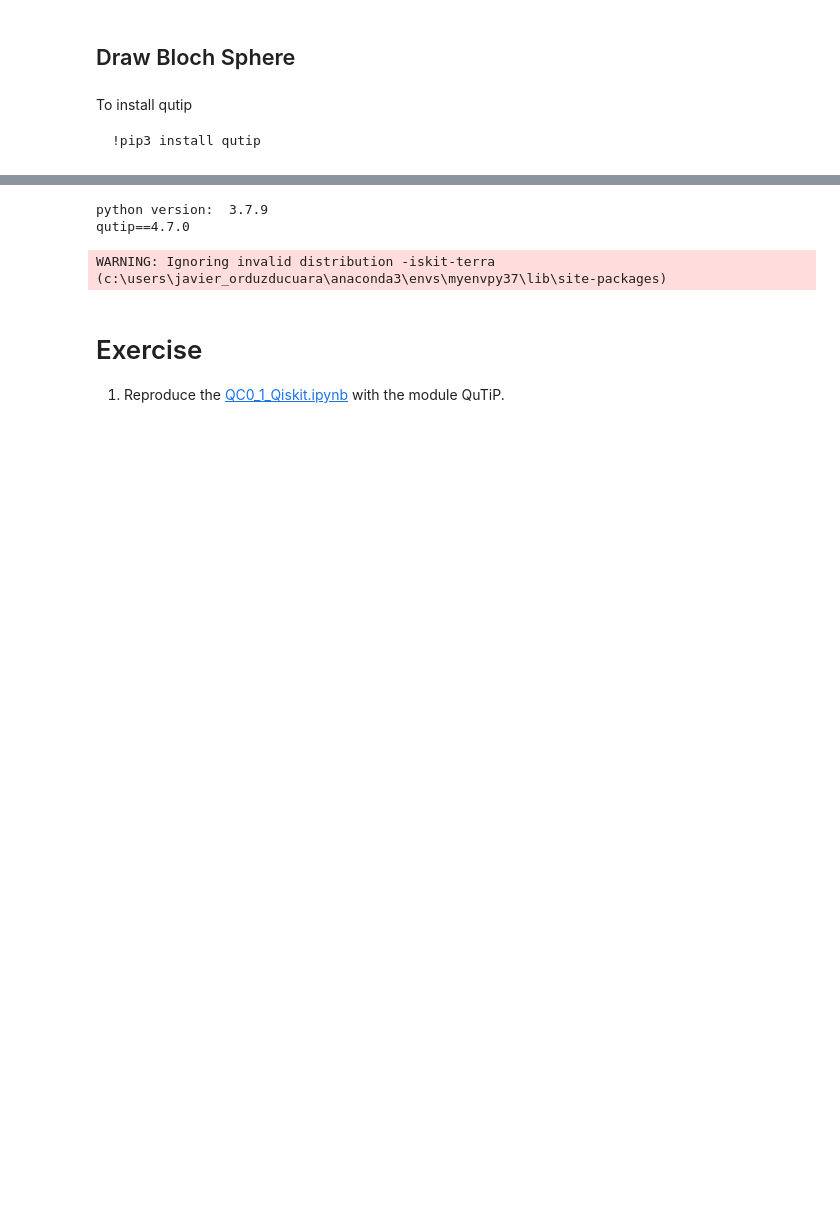
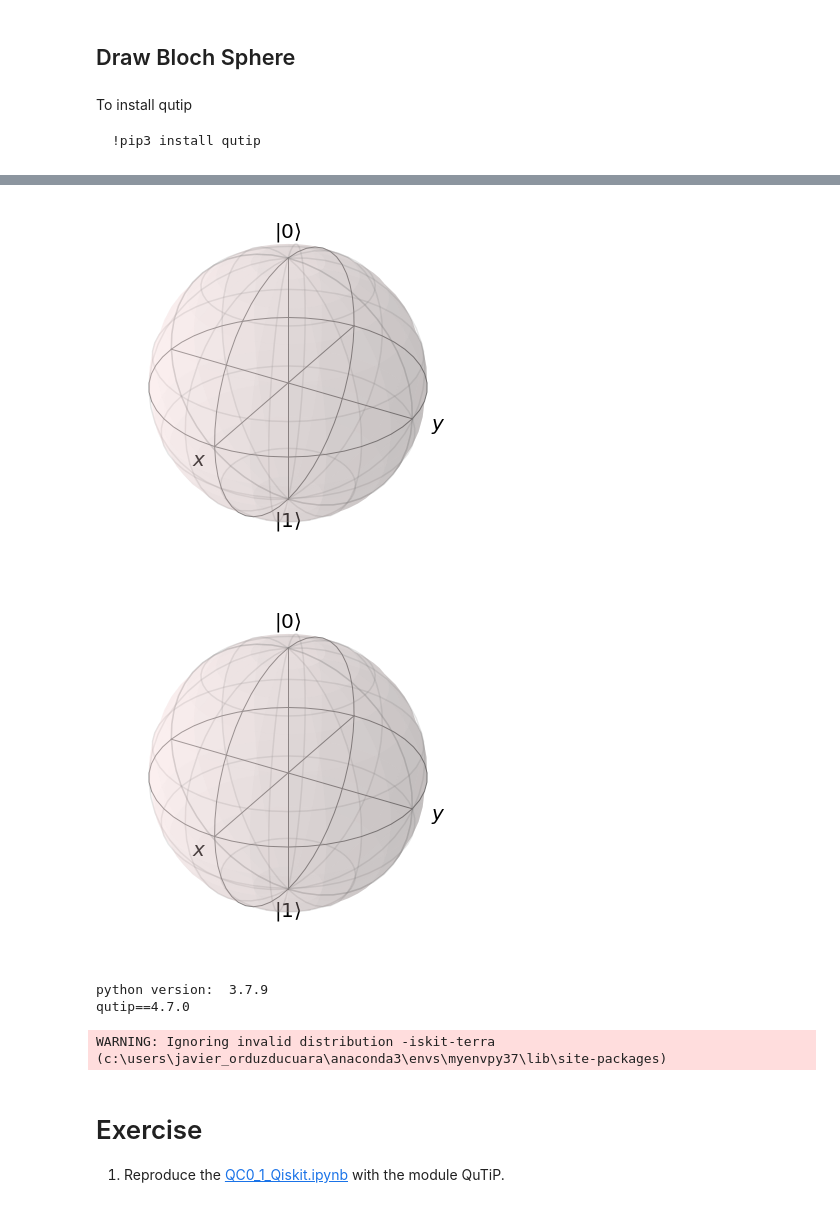
Before and after one commit to jaorduz/IntroQuantumCompu, a Jupyter notebook: NB_1/QC0_5_QuTiP.ipynb, the cells around one changed output, grey strips where cells are left out. Saved outputs shown, nothing was run; the diff lists cells and outputs as text; code cells hidden in the pictures; blank space fills up the shorter version.

```diff
--- a/NB_1/QC0_5_QuTiP.ipynb
+++ b/NB_1/QC0_5_QuTiP.ipynb
@@ -19,3 +31,9 @@ b.make_sphere()
+# %%
+a = qt.Bloch()
+a.show()
+# %% [output]
+[figure, added]
+[figure, added]
 # %%
 from platform import python_version
 print("python version: ", python_version())
```
Also changed, not shown: parts of 3 cells of this notebook, 2 other files.
